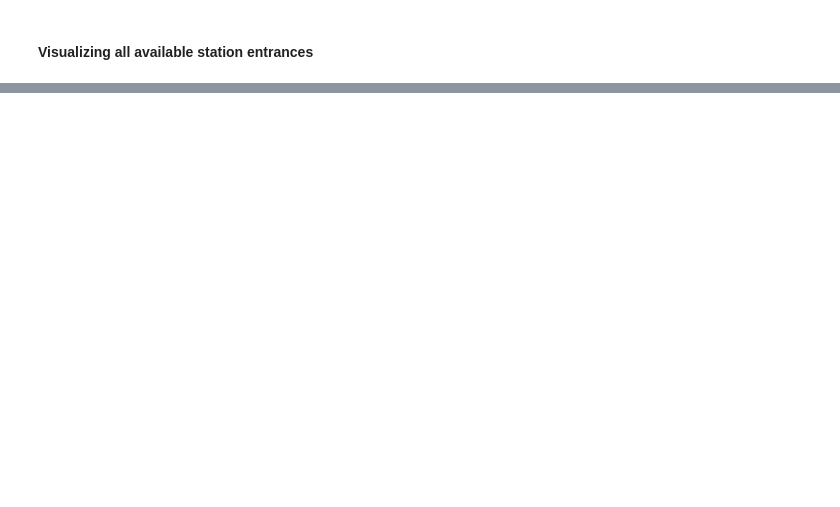
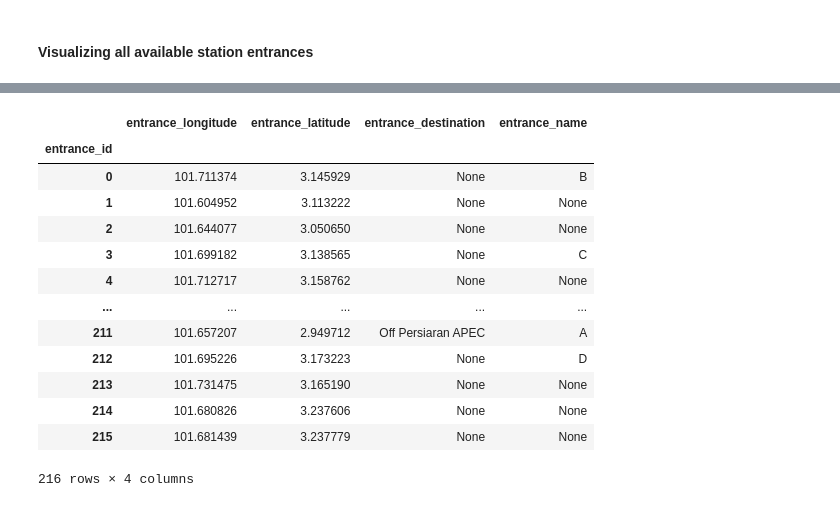
Before and after one commit to nabilersyad/transit-stations-database, a Jupyter notebook: 0_mapping-stations.ipynb, the cells around one changed output, grey strips where cells are left out. Cells and saved outputs as stored; diff of their text form; code cells hidden in the pictures; blank space fills up the shorter version.

```diff
--- a/0_mapping-stations.ipynb
+++ b/0_mapping-stations.ipynb
@@ -116,0 +129,43 @@ map
+# %%
+#Query stations table
+response = supabase.table('stations').select("*").eq('region', 'Klang Valley').execute()
+data,_ = response
+stations_data_supa = pd.DataFrame(data[1])
+stations_data_supa.index.name = 'station_id'
+stations_data_supa.drop({'station_id'},inplace=True,axis=1)
+
+#Query station entrances table
+response = supabase.table('station_entrances').select("*").execute()
+data,_ = response
+station_entrances_data_supa = pd.DataFrame(data[1])
+station_entrances_data_supa.index.name = 'relationship_id'
+station_entrances_data_supa.drop({'relationship_id'},inplace=True,axis=1)
+station_entrances_data_supa
+
+
+#Query entrances table
+response = supabase.table('entrances').select("*").execute()
+data,_ = response
+entrances_data_supa = pd.DataFrame(data[1])
+entrances_data_supa.index.name = 'entrance_id'
+entrances_data_supa.drop({'entrance_id'},inplace=True,axis=1)
+entrances_data_supa.rename(columns={
+    'longitude': 'entrance_longitude',
+    'latitude': 'entrance_latitude'
+}, inplace=True)
+entrances_data_supa
+# %% [output]
+|  | entrance_longitude | entrance_latitude | entrance_destination | entrance_name |
+| entrance_id |  |  |  |  |
+| 0 | 101.711374 | 3.145929 | None | B |
+| 1 | 101.604952 | 3.113222 | None | None |
+| 2 | 101.644077 | 3.050650 | None | None |
+| 3 | 101.699182 | 3.138565 | None | C |
+| 4 | 101.712717 | 3.158762 | None | None |
+| ... | ... | ... | ... | ... |
+| 211 | 101.657207 | 2.949712 | Off Persiaran APEC | A |
+| 212 | 101.695226 | 3.173223 | None | D |
+| 213 | 101.731475 | 3.165190 | None | None |
+| 214 | 101.680826 | 3.237606 | None | None |
+| 215 | 101.681439 | 3.237779 | None | None |
+216 rows × 4 columns
```
Also changed, not shown: parts of 5 cells of this notebook, 9 other files.
